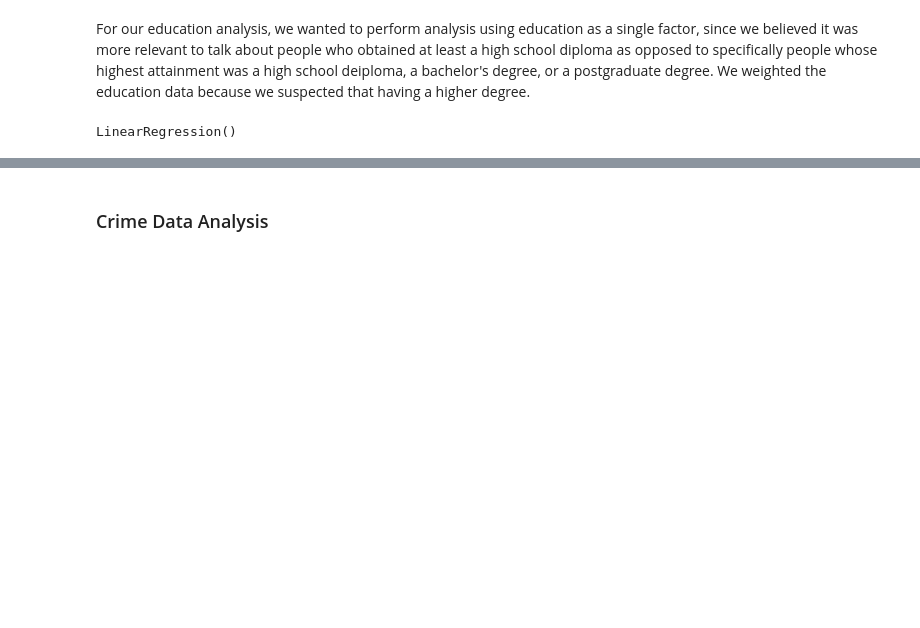
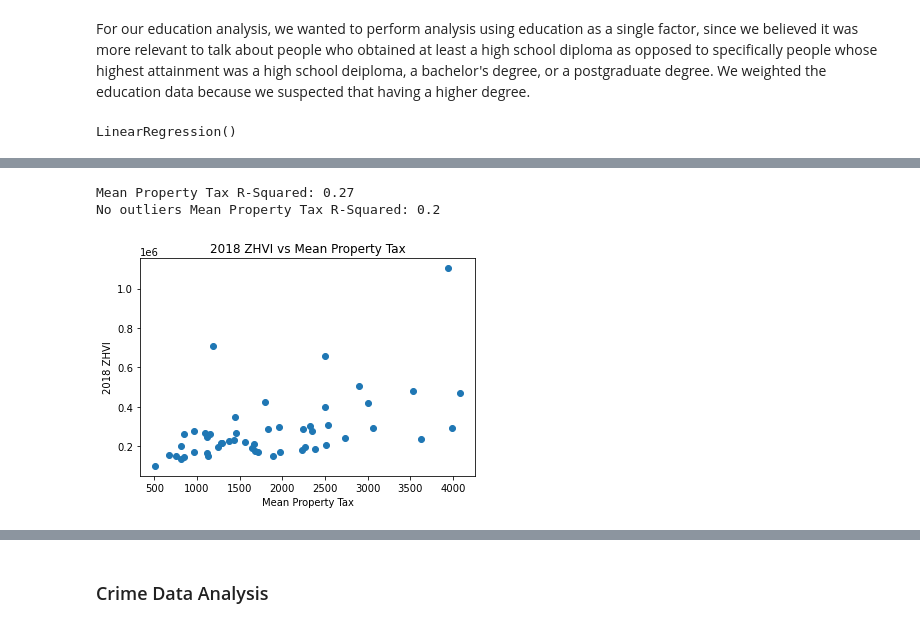
Before and after one commit to Wichaelian/INFO2950, a Jupyter notebook: Phase V.ipynb, the cells around one changed output, grey strips where cells are left out. Drawn from its saved outputs; the diff is of its cells as text; code cells hidden in the pictures; blank space fills up the shorter version.

```diff
--- a/Phase V.ipynb
+++ b/Phase V.ipynb
@@ -157,0 +164,7 @@ Text(0, 0.5, '2018 ZHVI')
+# %%
+performRsquared('Mean Property Tax', True)
+performRsquaredNoOutliers('Mean Property Tax', False)
+# %% [output]
+Mean Property Tax R-Squared: 0.27
+No outliers Mean Property Tax R-Squared: 0.2
+[figure, added]
```
Also changed, not shown: parts of 38 cells of this notebook, 1 other file.
